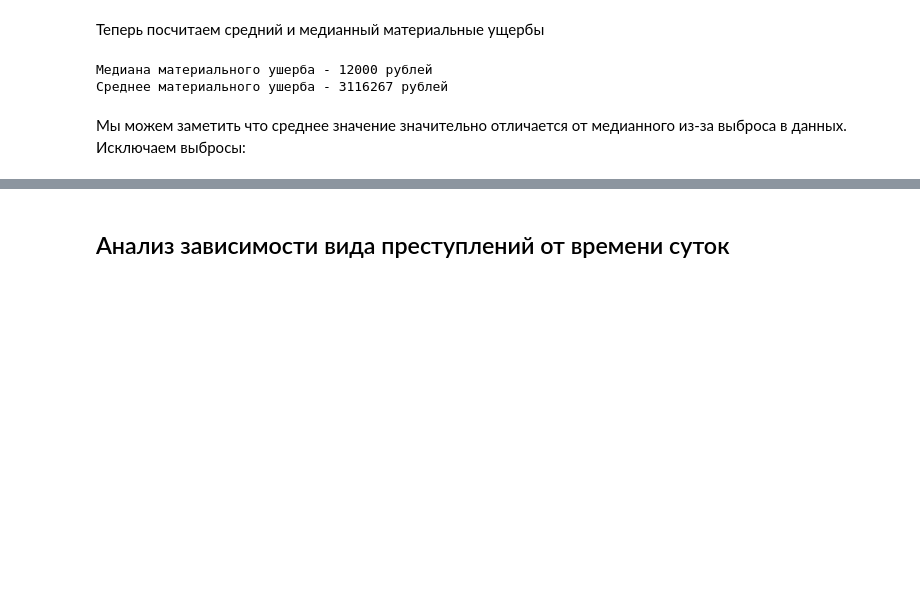
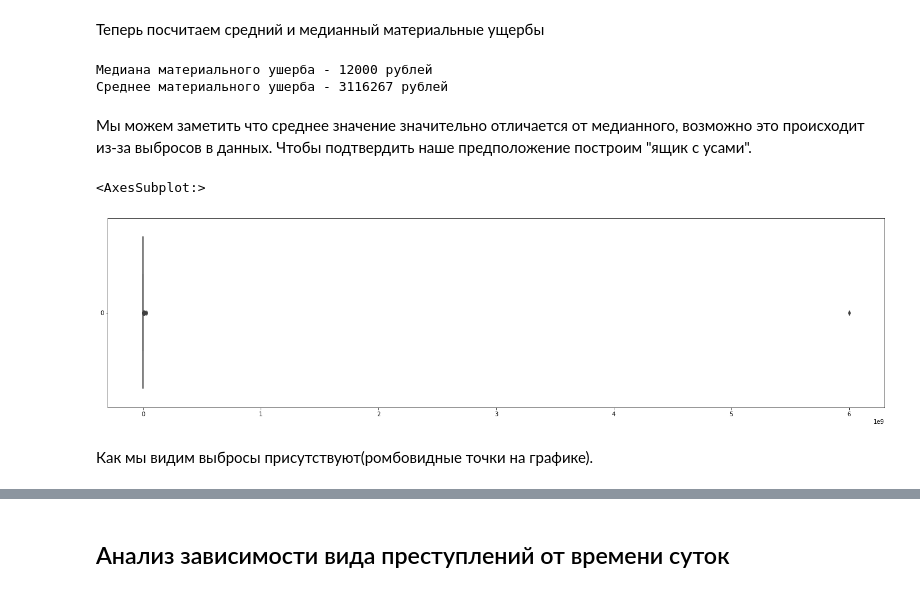
Before and after one commit to litosha/sirius, a Jupyter notebook: Анализ.ipynb, the cells around one changed output, grey strips where cells are left out. Saved outputs shown, nothing was run; the diff lists cells and outputs as text; code cells hidden in the pictures; blank space fills up the shorter version.

```diff
--- a/Анализ.ipynb
+++ b/Анализ.ipynb
@@ -1056,7 +1016,7 @@ plt.grid(which='major', color = 'gray', axis='y', linestyle=':')
 Создадим выборку, содержащую материальный ущерб жертв преступлений и посчитаем её размер
 # %%
 damage_rub = victims['victim_damage_rub'] \
-            [victims['victim_damage_rub'] != 0.0].dropna()
+            [victims['victim_damage_rub'] != 0].dropna()
 
-print("Выборка содержит", len(damage_rub), "строк")
+damage_rub.rename("damage")
 # %% [output]
@@ -1077,4 +1048,12 @@ print("Среднее материального ушерба - {} рублей"
 Медиана материального ушерба - 12000 рублей
 Среднее материального ушерба - 3116267 рублей
 # %% [markdown]
-Мы можем заметить что среднее значение значительно отличается от медианного из-за выброса в данных. Исключаем выбросы:
+Мы можем заметить что среднее значение значительно отличается от медианного, возможно это происходит из-за выбросов в данных. Чтобы подтвердить наше предположение построим "ящик с усами".
+# %%
+fig, ax = plt.subplots(figsize=(24, 6))
+sns.boxplot(data=damage_rub, orient="h", ax=ax)
+# %% [output]
+<AxesSubplot:>
+[figure, added]
+# %% [markdown]
+Как мы видим выбросы присутствуют(ромбовидные точки на графике).
```
Also changed, not shown: parts of 14 cells of this notebook.
